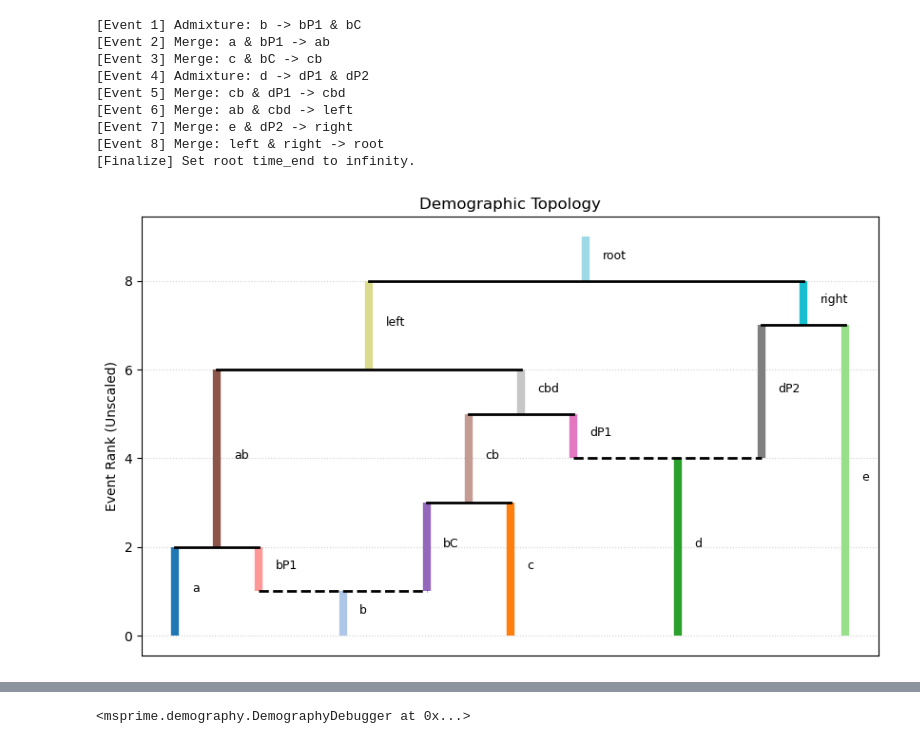
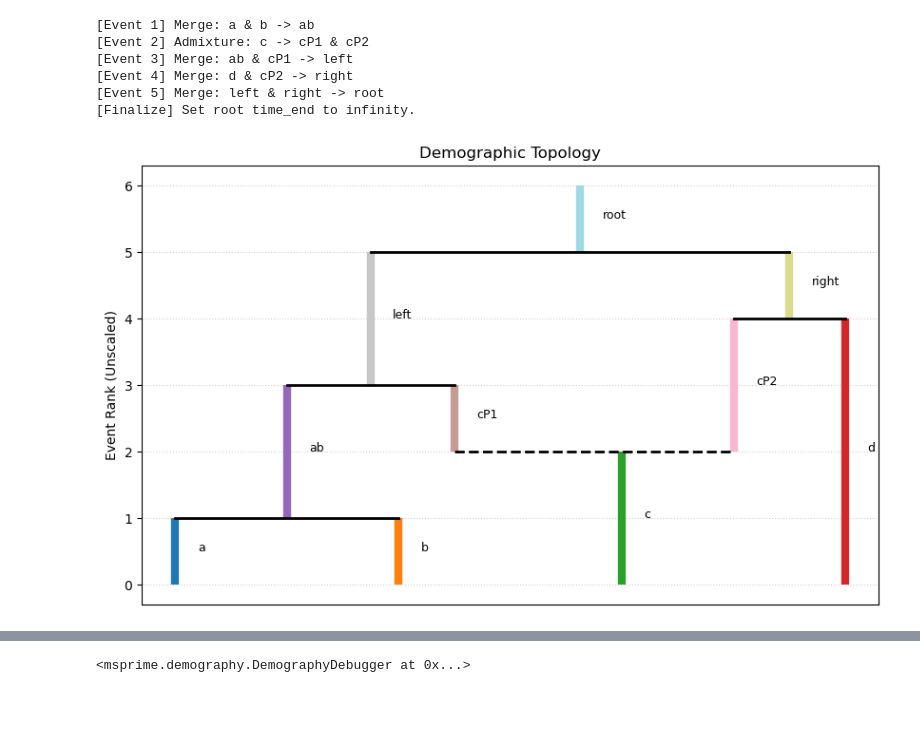
Before and after one commit to QiiiiiC/admix_stan, a Jupyter notebook: new_pipeline/example_usage.ipynb, the cells around one changed output, grey strips where cells are left out. Saved outputs shown, nothing was run; the diff lists cells and outputs as text; code cells hidden in the pictures; blank space fills up the shorter version.

```diff
--- a/new_pipeline/example_usage.ipynb
+++ b/new_pipeline/example_usage.ipynb
@@ -34,23 +48,18 @@ d.plot_demography(scale = False)
 # %%
-d = DemographicTopology(['a', 'b', 'c', 'd', 'e'])
-d.add_admixture_event('b', 'bP1', 'bC')
-d.add_merge_event('a', 'bP1', 'ab')
-d.add_merge_event('c', 'bC', 'cb')
-d.add_admixture_event('d', 'dP1', 'dP2')
-d.add_merge_event('cb', 'dP1', 'cbd')
-d.add_merge_event('ab', 'cbd', 'left')
-d.add_merge_event('e', 'dP2', 'right')
+d = DemographicTopology(['a', 'b', 'c', 'd'])
+d.add_merge_event('a', 'b', 'ab')
+d.add_admixture_event('c', 'cP1', 'cP2')
+d.add_merge_event('ab', 'cP1', 'left')
+d.add_merge_event('d', 'cP2', 'right')
 d.add_merge_event('left', 'right', 'root')
 d.finalize_root()
+
 d.plot_demography(scale = False)
 # %% [output]
-[Event 1] Admixture: b -> bP1 & bC
-[Event 2] Merge: a & bP1 -> ab
-[Event 3] Merge: c & bC -> cb
-[Event 4] Admixture: d -> dP1 & dP2
-[Event 5] Merge: cb & dP1 -> cbd
-[Event 6] Merge: ab & cbd -> left
-[Event 7] Merge: e & dP2 -> right
-[Event 8] Merge: left & right -> root
+[Event 1] Merge: a & b -> ab
+[Event 2] Admixture: c -> cP1 & cP2
+[Event 3] Merge: ab & cP1 -> left
+[Event 4] Merge: d & cP2 -> right
+[Event 5] Merge: left & right -> root
 [Finalize] Set root time_end to infinity.
-[figure, old version]
+[figure, new version]
```
Also changed, not shown: parts of 4 cells of this notebook, 21 other files.
